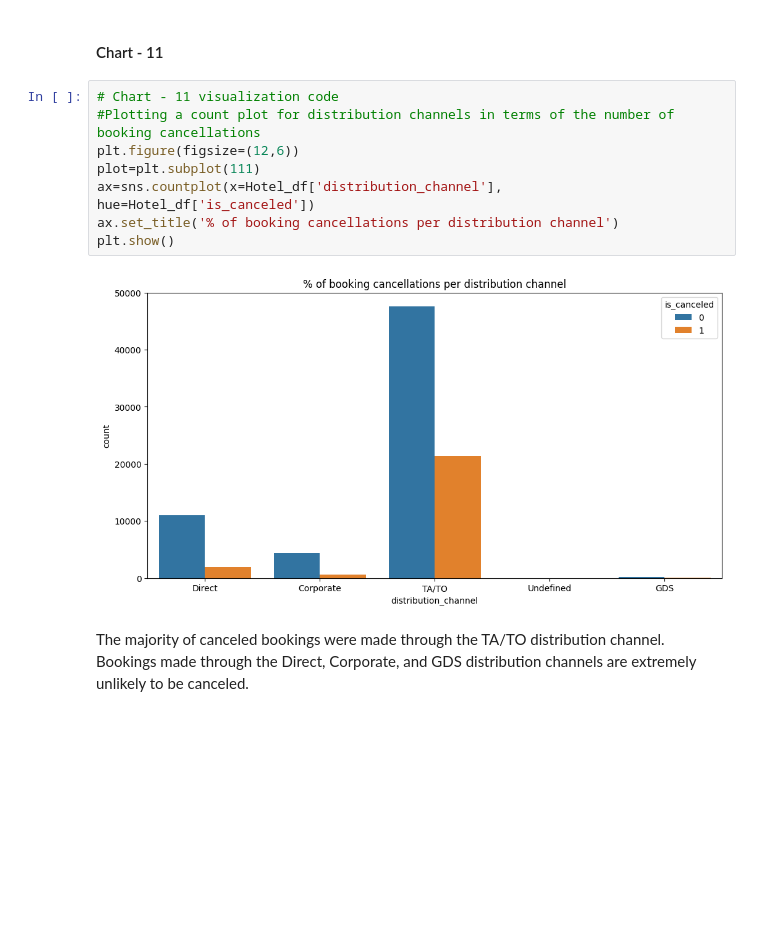
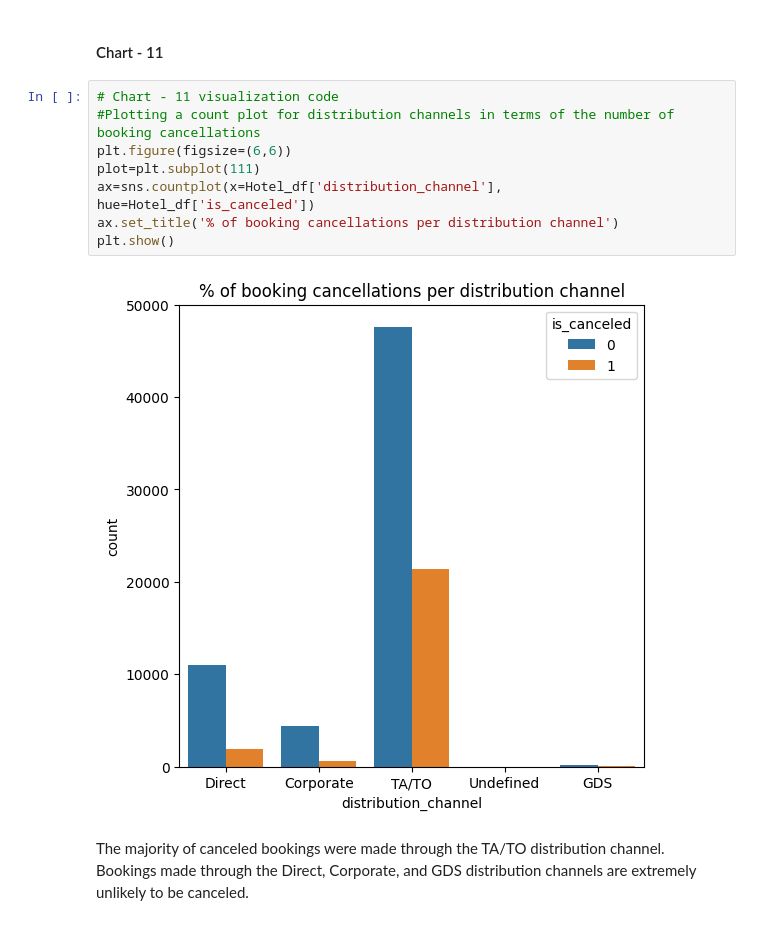
Before and after one commit to Sonall2023/Capstone_EDA_Hotel_booking, a Jupyter notebook: Final_Hotel_Booking_Analysis.ipynb, the cells around one changed output. Cells and saved outputs as stored; diff of their text form; blank space fills up the shorter version.

```diff
--- a/Final_Hotel_Booking_Analysis.ipynb
+++ b/Final_Hotel_Booking_Analysis.ipynb
@@ -853,13 +853,13 @@ This chart can help improve business. Focus on top agents (ID 9, 240, 0) to buil
 # %%
 # Chart - 11 visualization code
 #Plotting a count plot for distribution channels in terms of the number of booking cancellations
-plt.figure(figsize=(12,6))
+plt.figure(figsize=(6,6))
 plot=plt.subplot(111)
 ax=sns.countplot(x=Hotel_df['distribution_channel'], hue=Hotel_df['is_canceled'])
 ax.set_title('% of booking cancellations per distribution channel')
 plt.show()
 # %% [output]
-[figure, old version]
+[figure, new version]
 # %% [markdown]
 The majority of canceled bookings were made through the TA/TO distribution channel. Bookings made through the Direct, Corporate, and GDS distribution channels are extremely unlikely to be canceled.
 # %% [markdown]
```
Also changed, not shown: parts of 14 cells of this notebook.
